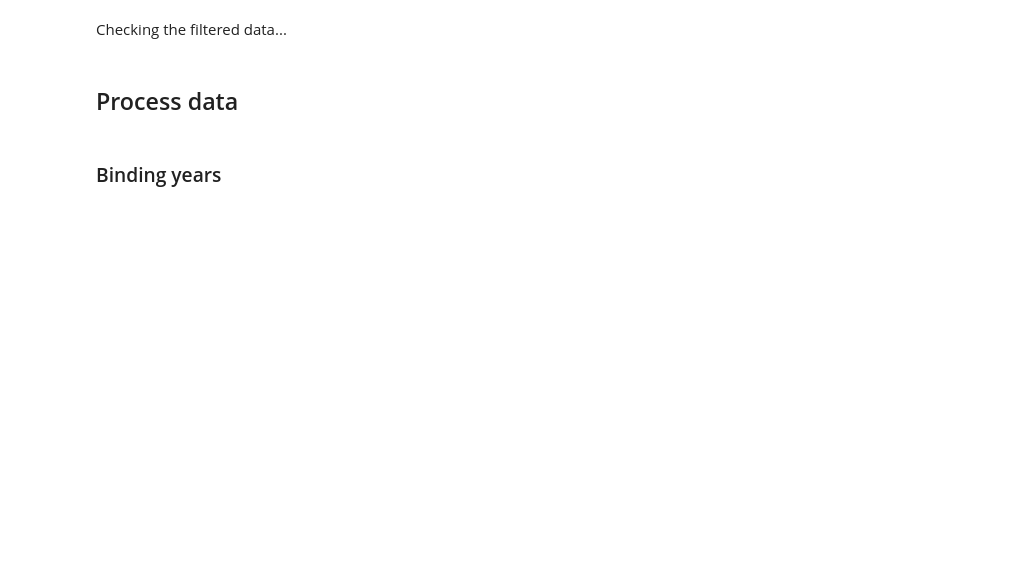
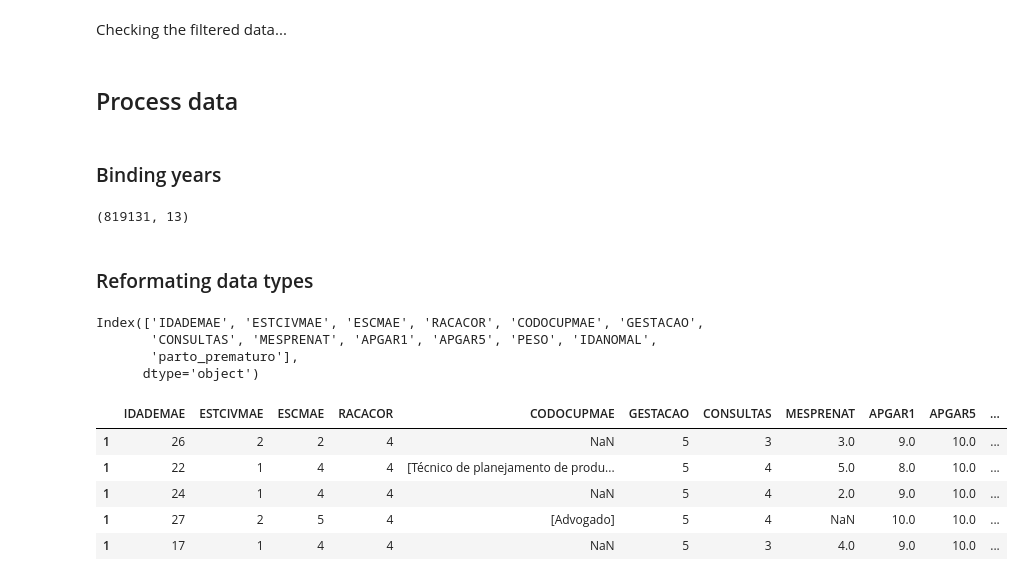
Before and after one commit to caio-isaias/data-mining-assignment, a Jupyter notebook: read-and-process-data.ipynb, the cells around one changed output. Cells and saved outputs as stored; diff of their text form; code cells hidden in the pictures; blank space fills up the shorter version.

```diff
--- a/read-and-process-data.ipynb
+++ b/read-and-process-data.ipynb
@@ -130,6 +90,38 @@ print("Anomalia: \n",data2015_sp['IDANOMAL'].describe())
 # %% [markdown]
 ### Binding years
 # %%
-# checking dimensions
+#concatenate
+frames = [data2015_sp,data2016_sp,data2017_sp,data2018_sp,data2019_sp]
+all_data = pd.concat(frames)
 
-# how many
+all_data = all_data.drop(['res_MUNNOME'], 1)
+
+all_data.shape
+# %% [output]
+(819131, 13)
+# %% [markdown]
+ ### Reformating data types
+# %%
+data_updated = all_data
+data_updated.columns
+# %% [output]
+Index(['IDADEMAE', 'ESTCIVMAE', 'ESCMAE', 'RACACOR', 'CODOCUPMAE', 'GESTACAO',
+       'CONSULTAS', 'MESPRENAT', 'APGAR1', 'APGAR5', 'PESO', 'IDANOMAL',
+       'parto_prematuro'],
+      dtype='object')
+# %%
+# CBO data frame
+cbo2 = {'codigo':  list(cbo.index), 'titulo': list(cbo["TITULO"])}
+cbo2 = pd.DataFrame(data = cbo2)
+dic_cbo = cbo2.set_index('codigo').T.to_dict('list')
+
+data_updated['CODOCUPMAE'] = data_updated['CODOCUPMAE'].map(dic_cbo)
+
+data_updated.head(n = 5)
+# %% [output]
+|  | IDADEMAE | ESTCIVMAE | ESCMAE | RACACOR | CODOCUPMAE | GESTACAO | CONSULTAS | MESPRENAT | APGAR1 | APGAR5 | ... |
+| 1 | 26 | 2 | 2 | 4 | NaN | 5 | 3 | 3.0 | 9.0 | 10.0 | ... |
+| 1 | 22 | 1 | 4 | 4 | [Técnico de planejamento de produ... | 5 | 4 | 5.0 | 8.0 | 10.0 | ... |
+| 1 | 24 | 1 | 4 | 4 | NaN | 5 | 4 | 2.0 | 9.0 | 10.0 | ... |
+| 1 | 27 | 2 | 5 | 4 | [Advogado] | 5 | 4 | NaN | 10.0 | 10.0 | ... |
+| 1 | 17 | 1 | 4 | 4 | NaN | 5 | 3 | 4.0 | 9.0 | 10.0 | ... |
```
Also changed, not shown: parts of 20 cells of this notebook, 17 other files.
